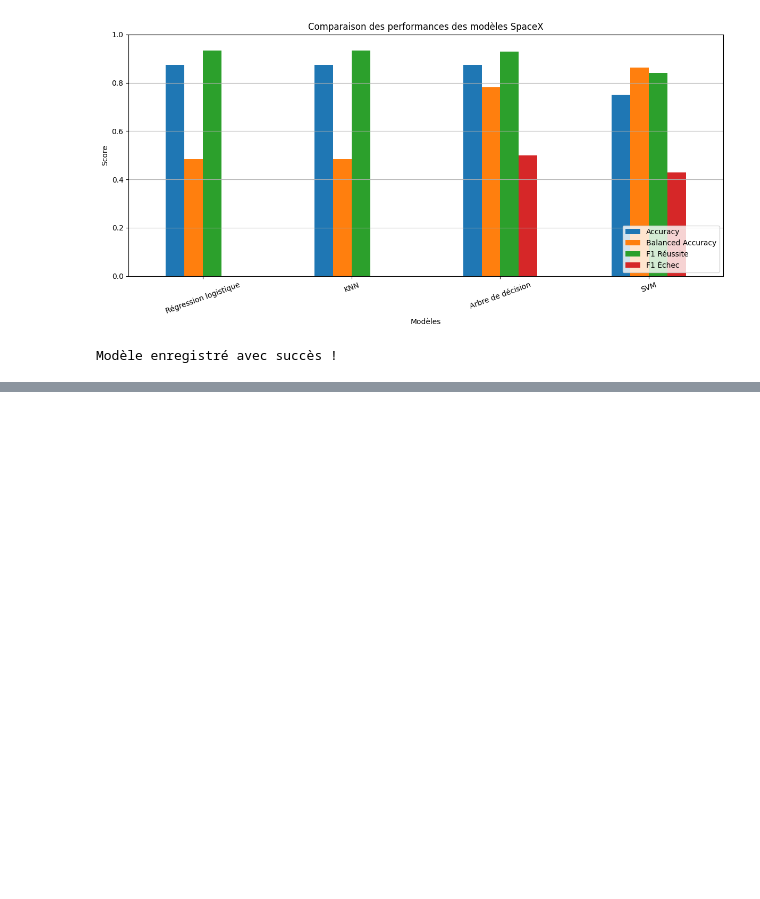
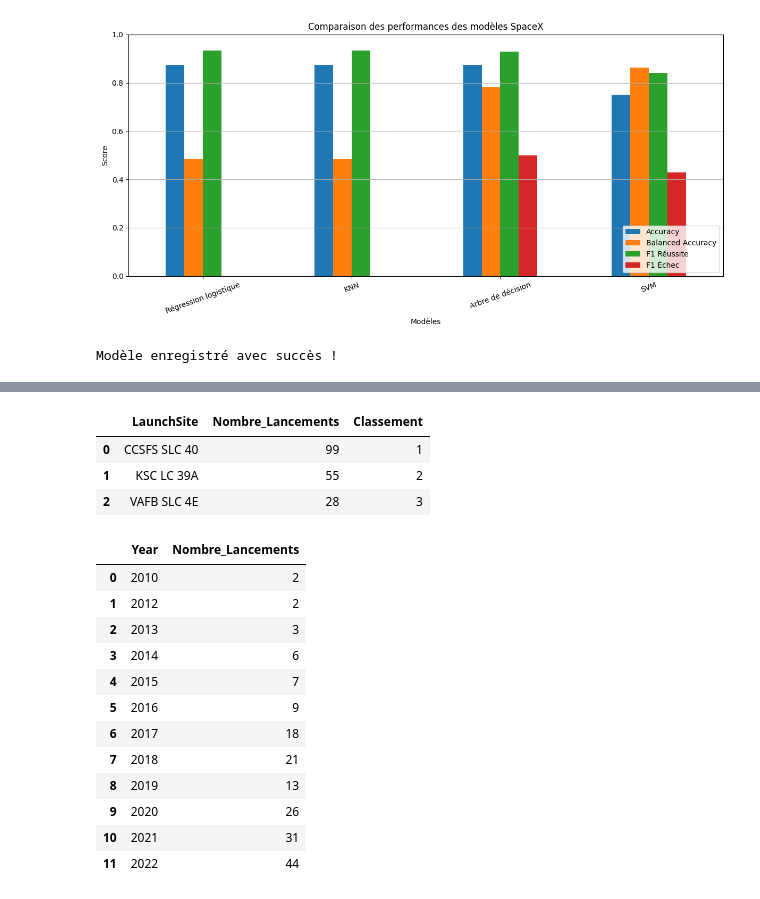
Before and after one commit to franck2908/IBM-Applied-Data-Science-Capstone, a Jupyter notebook: 01_data_collection.ipynb, the cells around one changed output, grey strips where cells are left out. Cells and saved outputs as stored; diff of their text form; code cells hidden in the pictures; blank space fills up the shorter version.

```diff
--- a/01_data_collection.ipynb
+++ b/01_data_collection.ipynb
@@ -1183,0 +1634,42 @@ Modèle enregistré avec succès !
+# %%
+query = """
+SELECT
+    LaunchSite,
+    COUNT(*) AS Nombre_Lancements,
+    RANK() OVER (ORDER BY COUNT(*) DESC) AS Classement
+FROM SPACEX
+GROUP BY LaunchSite
+ORDER BY Classement;
+"""
+
+pd.read_sql_query(query, conn)
+# %% [output]
+|  | LaunchSite | Nombre_Lancements | Classement |
+| 0 | CCSFS SLC 40 | 99 | 1 |
+| 1 | KSC LC 39A | 55 | 2 |
+| 2 | VAFB SLC 4E | 28 | 3 |
+# %%
+query = """
+SELECT
+    Year,
+    COUNT(*) AS Nombre_Lancements
+FROM SPACEX
+GROUP BY Year
+ORDER BY Year;
+"""
+
+pd.read_sql_query(query, conn)
+# %% [output]
+|  | Year | Nombre_Lancements |
+| 0 | 2010 | 2 |
+| 1 | 2012 | 2 |
+| 2 | 2013 | 3 |
+| 3 | 2014 | 6 |
+| 4 | 2015 | 7 |
+| 5 | 2016 | 9 |
+| 6 | 2017 | 18 |
+| 7 | 2018 | 21 |
+| 8 | 2019 | 13 |
+| 9 | 2020 | 26 |
+| 10 | 2021 | 31 |
+| 11 | 2022 | 44 |
```
Also changed, not shown: parts of 14 cells of this notebook.
